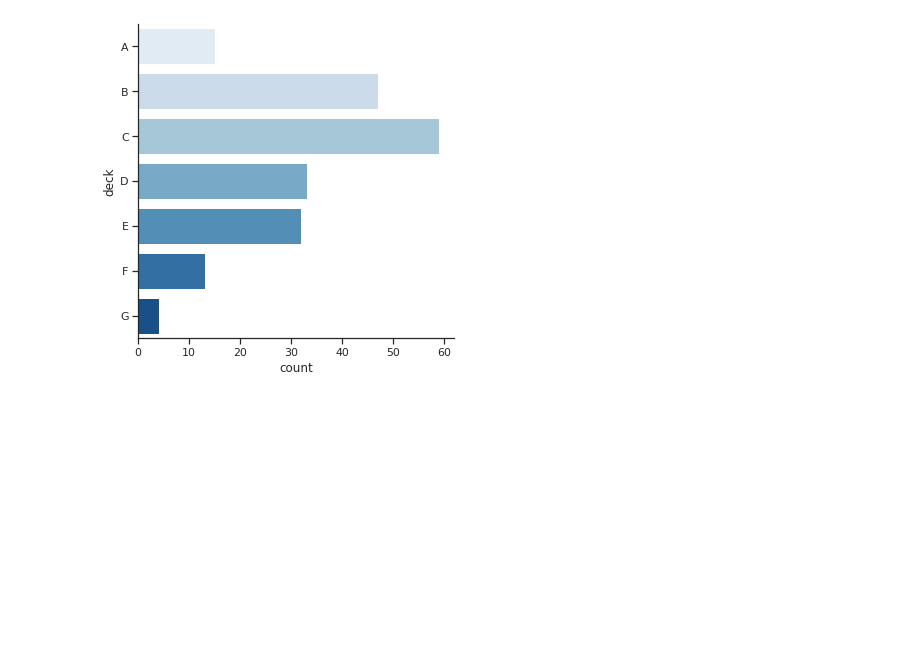
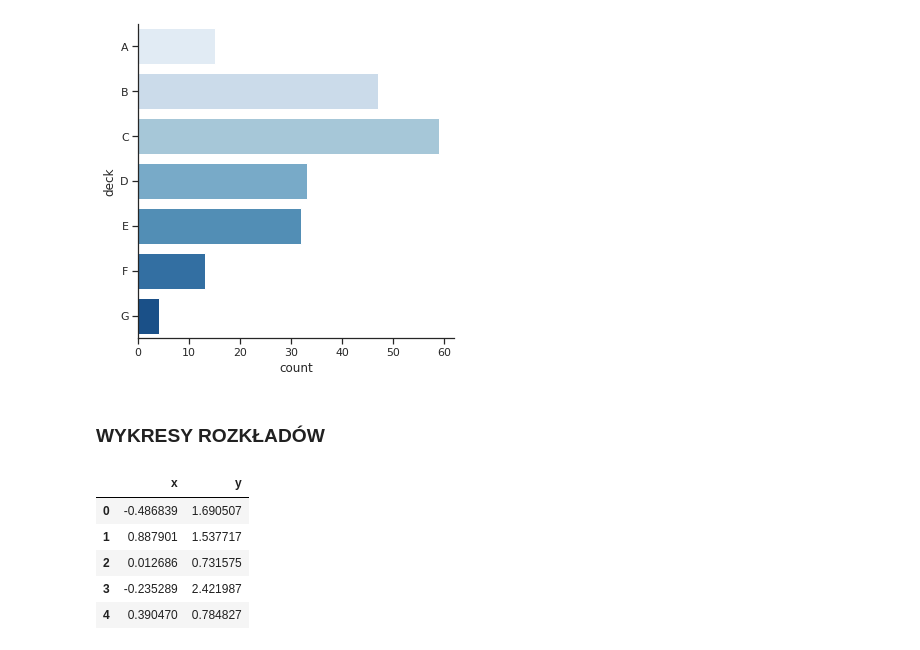
Before and after one commit to JSzczpin/Kurs, a Jupyter notebook: Dane.ipynb, the cells around one changed output. Cells and saved outputs as stored; diff of their text form; code cells hidden in the pictures; blank space fills up the shorter version.

```diff
--- a/Dane.ipynb
+++ b/Dane.ipynb
@@ -152,3 +152,16 @@ sns.catplot(data=df,y='deck',kind='count',palette='Blues')
 # %% [output]
 <seaborn.axisgrid.FacetGrid at 0x...>
 [figure]
+# %% [markdown]
+### WYKRESY ROZKŁADÓW
+# %%
+df = np.random.multivariate_normal(mean=[0,1], cov=[(1,-0.4),(-0.4,1)],size=200)
+df= pd.DataFrame(df,columns=['x','y'])
+df.head()
+# %% [output]
+|  | x | y |
+| 0 | -0.486839 | 1.690507 |
+| 1 | 0.887901 | 1.537717 |
+| 2 | 0.012686 | 0.731575 |
+| 3 | -0.235289 | 2.421987 |
+| 4 | 0.390470 | 0.784827 |
```
Also changed, not shown: parts of 3 cells of this notebook.
